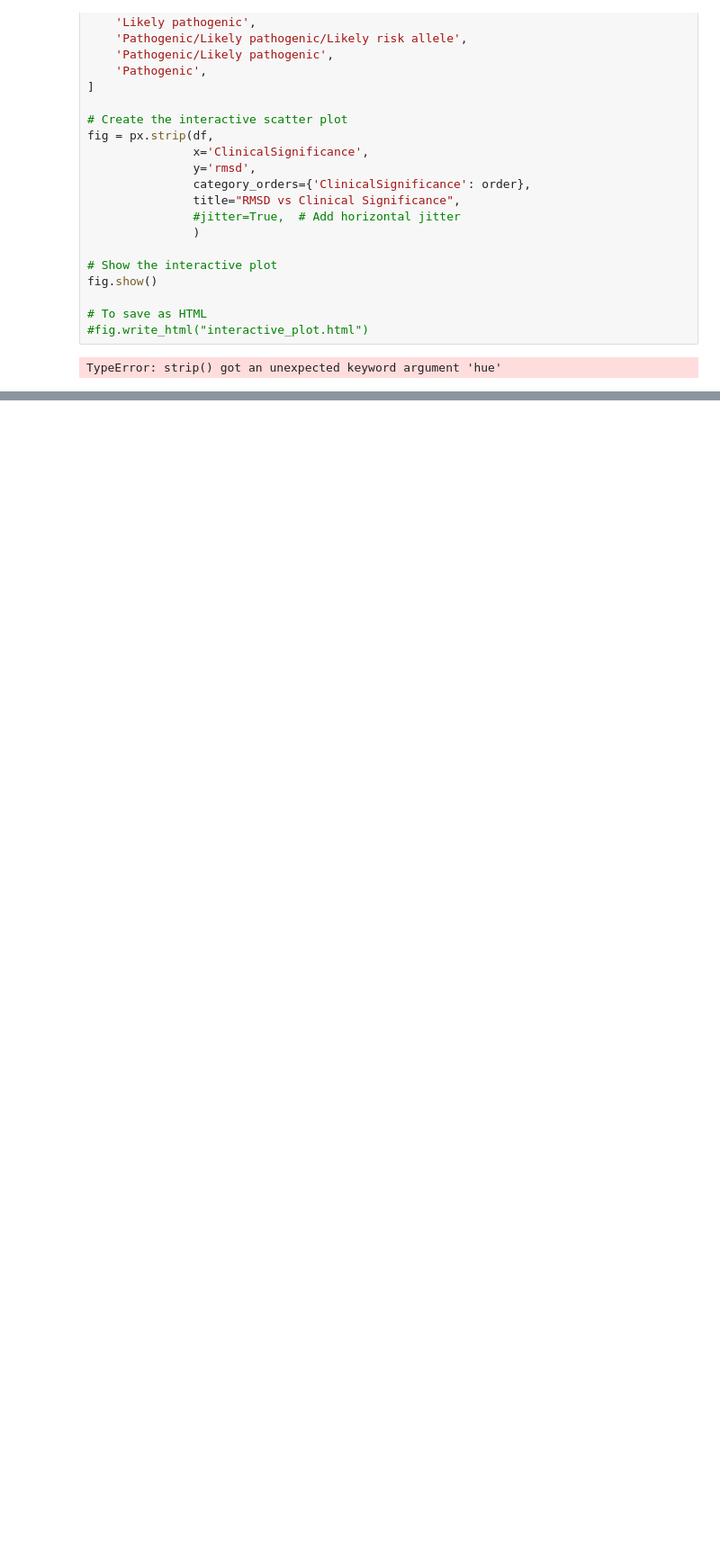
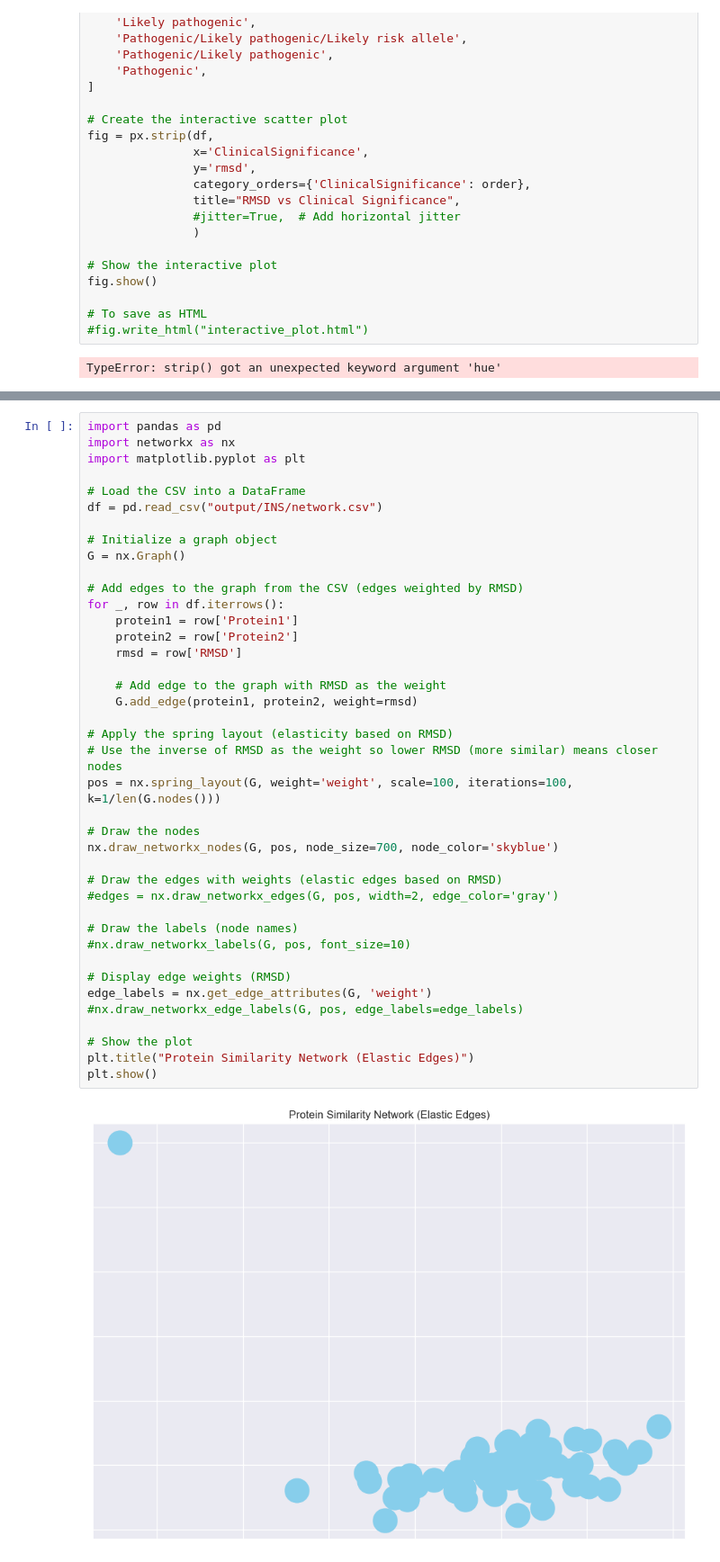
Before and after one commit to DrAnomalocaris/AlphaMut, a Jupyter notebook: playground.ipynb, the cells around one changed output, grey strips where cells are left out. Shown: that part at 90% size. Saved outputs shown, nothing was run; the diff lists cells and outputs as text; blank space fills up the shorter version.

Commit message:
trying to make network plots

```diff
--- a/playground.ipynb
+++ b/playground.ipynb
@@ -111,0 +145,42 @@ TypeError: strip() got an unexpected keyword argument 'hue'
+# %%
+import pandas as pd
+import networkx as nx
+import matplotlib.pyplot as plt
+
+# Load the CSV into a DataFrame
+df = pd.read_csv("output/INS/network.csv")
+
+# Initialize a graph object
+G = nx.Graph()
+
+# Add edges to the graph from the CSV (edges weighted by RMSD)
+for _, row in df.iterrows():
+    protein1 = row['Protein1']
+    protein2 = row['Protein2']
+    rmsd = row['RMSD']
+
+    # Add edge to the graph with RMSD as the weight
+    G.add_edge(protein1, protein2, weight=rmsd)
+
+# Apply the spring layout (elasticity based on RMSD)
+# Use the inverse of RMSD as the weight so lower RMSD (more similar) means closer nodes
+pos = nx.spring_layout(G, weight='weight', scale=100, iterations=100, k=1/len(G.nodes()))
+
+# Draw the nodes
+nx.draw_networkx_nodes(G, pos, node_size=700, node_color='skyblue')
+
+# Draw the edges with weights (elastic edges based on RMSD)
+#edges = nx.draw_networkx_edges(G, pos, width=2, edge_color='gray')
+
+# Draw the labels (node names)
+#nx.draw_networkx_labels(G, pos, font_size=10)
+
+# Display edge weights (RMSD)
+edge_labels = nx.get_edge_attributes(G, 'weight')
+#nx.draw_networkx_edge_labels(G, pos, edge_labels=edge_labels)
+
+# Show the plot
+plt.title("Protein Similarity Network (Elastic Edges)")
+plt.show()
+# %% [output]
+[figure, added]
```
Also changed, not shown: parts of 4 cells of this notebook, 5 other files.
